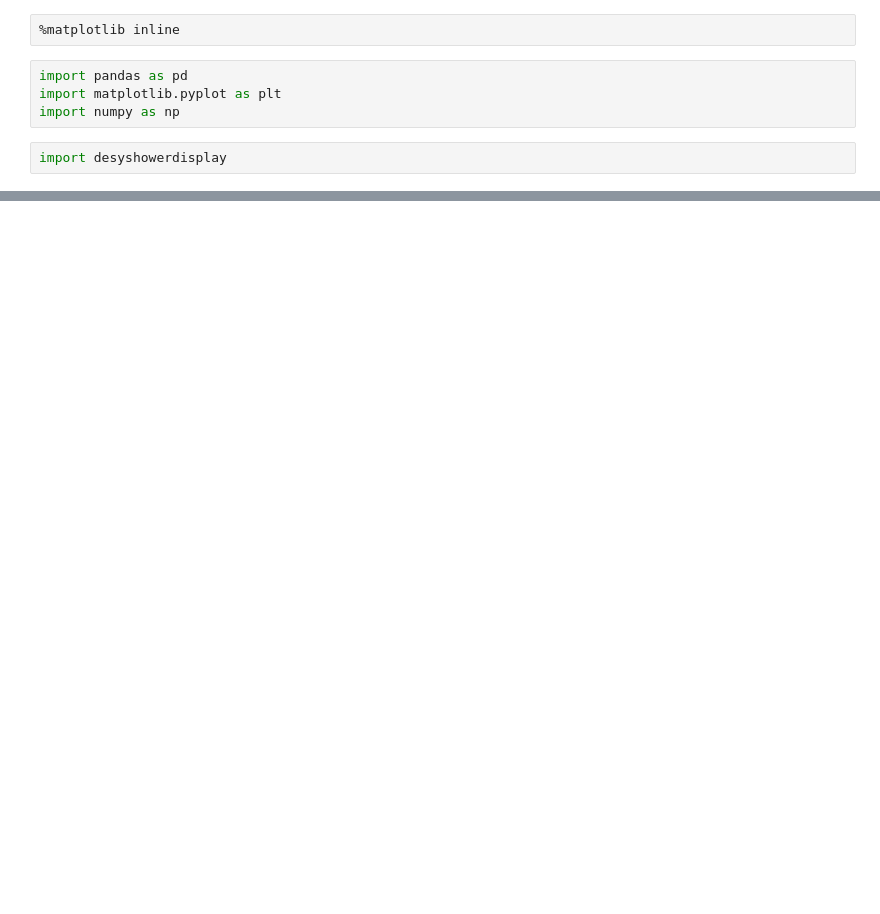
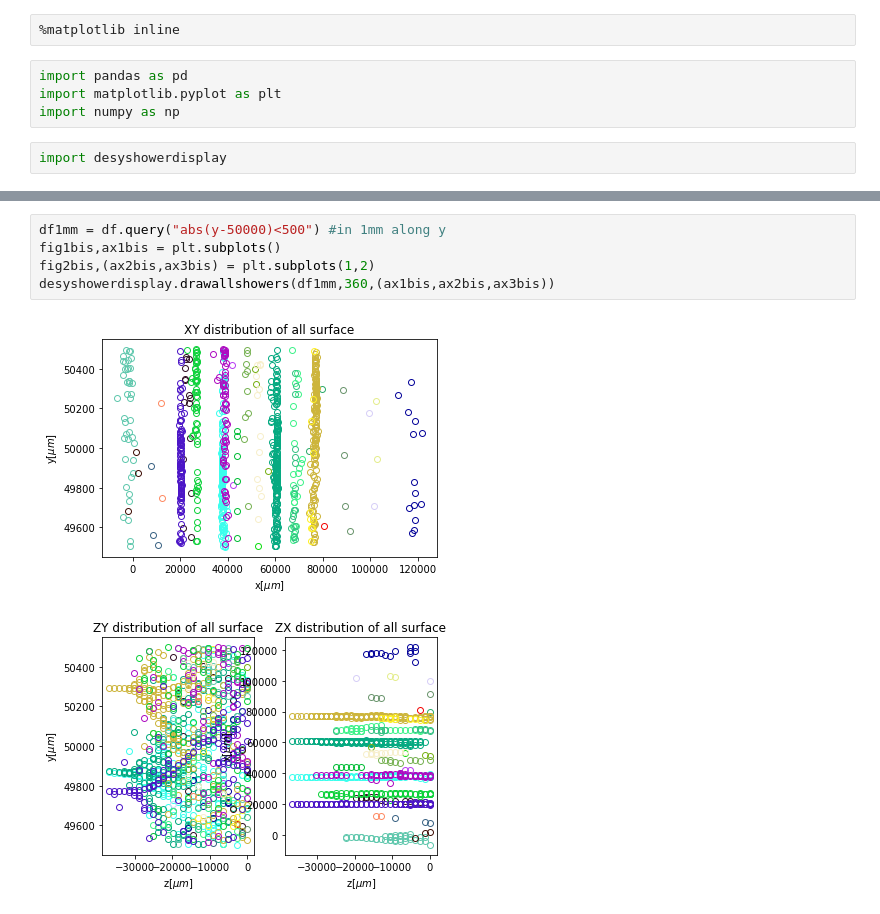
Before and after one commit to antonioiuliano2/Tutorial-DESY19, a Jupyter notebook: scipy_conversion/example_displays.ipynb, the cells around one changed output, grey strips where cells are left out. Cells and saved outputs as stored; diff of their text form; blank space fills up the shorter version.

```diff
--- a/scipy_conversion/example_displays.ipynb
+++ b/scipy_conversion/example_displays.ipynb
@@ -24,0 +62,8 @@ desyshowerdisplay.drawallshowers(df,360,(ax1,ax2,ax3))
+# %%
+df1mm = df.query("abs(y-50000)<500") #in 1mm along y
+fig1bis,ax1bis = plt.subplots()
+fig2bis,(ax2bis,ax3bis) = plt.subplots(1,2)
+desyshowerdisplay.drawallshowers(df1mm,360,(ax1bis,ax2bis,ax3bis))
+# %% [output]
+[figure, added]
+[figure, added]
```
Also changed, not shown: parts of 13 cells of this notebook, 1 other file.
